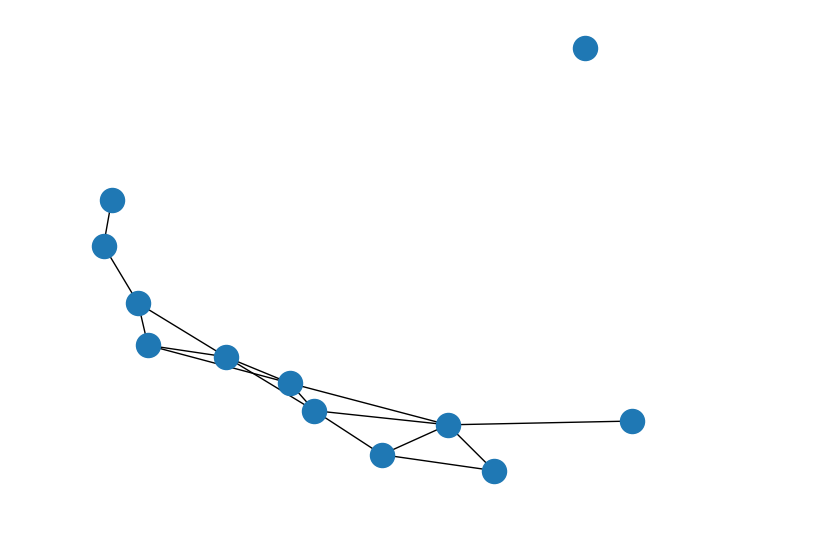
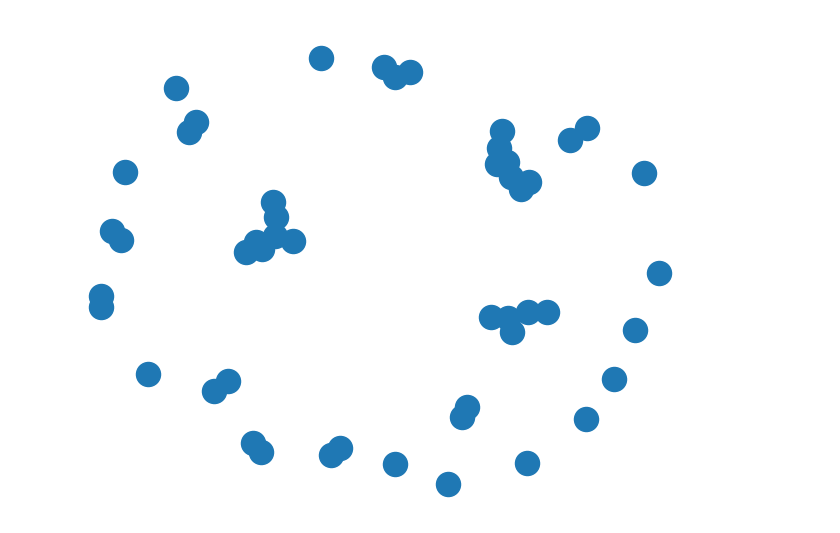
Before and after one commit to Pangasius/gflownet-tests, a Jupyter notebook: test_graph.ipynb, the cells around one changed output. Drawn from its saved outputs; the diff is of its cells as text; code cells hidden in the pictures.

Commit message:
don't expect much from the graph

```diff
--- a/test_graph.ipynb
+++ b/test_graph.ipynb
@@ -75,35 +80,35 @@ def test(device, model, test_size, fig_name, seed = None) :
         s = s.cpu()
         model.env.plot(s, fig_name)
 # %%
-num_epochs = 100
-batch_size = 16
+num_epochs = 10
+batch_size = 4
 hidden_dim = 32
 
-graph_size = 5
-edge_distance = 5
+graph_size = 10
+edge_distance = 0.1
 env = MovingCells(graph_size, edge_distance)
 
 test_size = 10**2
 
 backward_policy = BackwardPolicy(env.num_actions, env.graph_size)
 forward_policy = ForwardPolicy(env.num_actions, env.graph_size, env.edge_distance, hidden_dim)
 
 model = GFlowNet(forward_policy, backward_policy, env)
 
-initial_pos =  torch.rand(graph_size ** 2 // 2, 2) * edge_distance * (4/3) * 2
+initial_pos =  torch.rand(graph_size ** 2 // 2, 2)
 
 initial_edge_index = radius_graph(initial_pos, r=edge_distance, max_num_neighbors=32, loop=False)
 initial_edge_attr = torch.norm(initial_pos[initial_edge_index[0]] - initial_pos[initial_edge_index[1]], dim=1).unsqueeze(1)
 
 initial_graph = Data(pos=initial_pos,
                         edge_index=initial_edge_index,
                         edge_attr=initial_edge_attr,
                         updates = 0)
 
 g = to_networkx(initial_graph, to_undirected=True)
 nx.draw(g)
 # %% [output]
-[figure, old version]
+[figure, new version]
 # %%
 for i in range(5):
     model = train("cuda" if torch.cuda.is_available else "cpu", model, RMSprop, {"lr": 1e-3}, num_epochs, batch_size, i * num_epochs)
```
Also changed, not shown: parts of 3 cells of this notebook, 6 other files.
